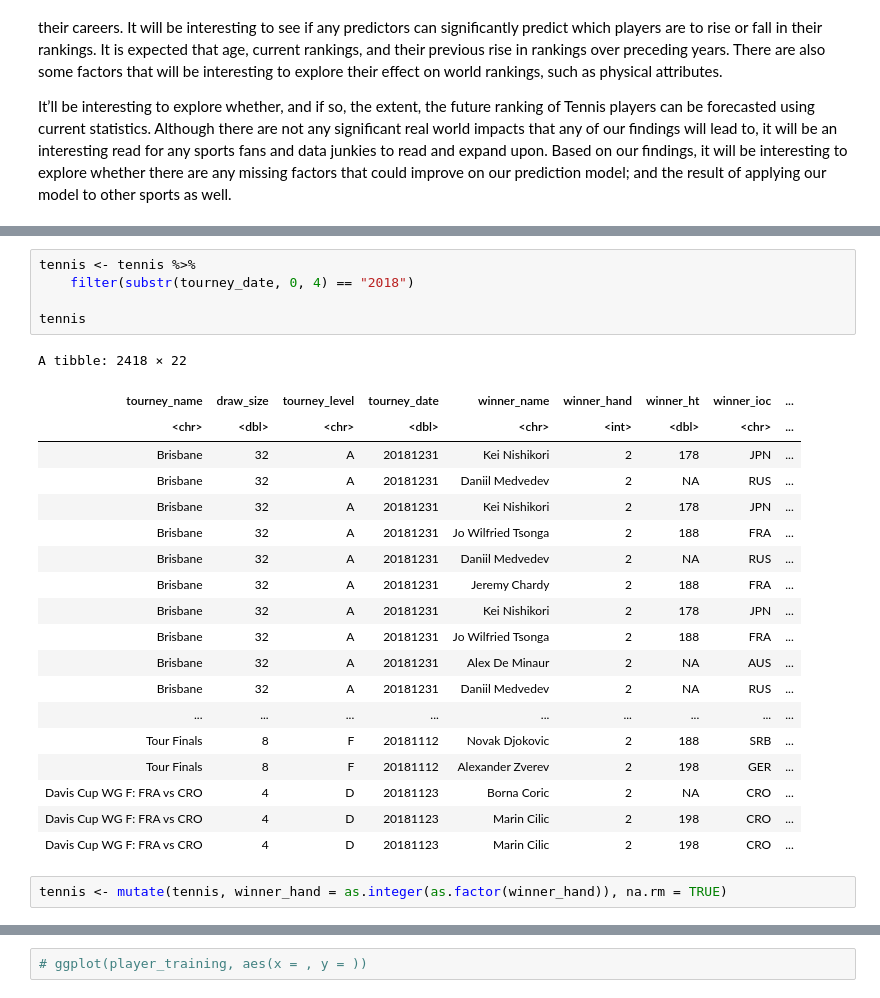
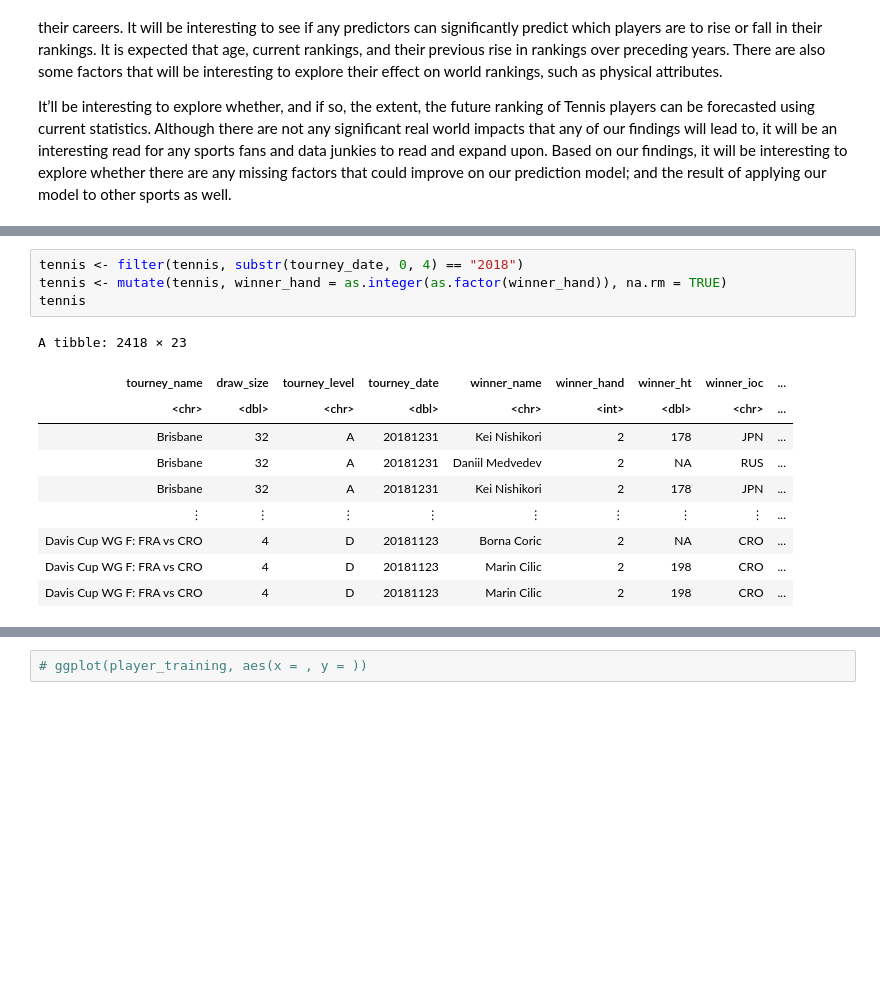
Before and after one commit to jo-adithya/dsci_project, a Jupyter notebook: proposal.ipynb, the cells around one changed output, grey strips where cells are left out. Cells and saved outputs as stored; diff of their text form; blank space fills up the shorter version.

```diff
--- a/proposal.ipynb
+++ b/proposal.ipynb
@@ -67,27 +83,15 @@ A tibble: 6866 × 22
 # %%
-tennis <- tennis %>%
-    filter(substr(tourney_date, 0, 4) == "2018")
-
+tennis <- filter(tennis, substr(tourney_date, 0, 4) == "2018")
+tennis <- mutate(tennis, winner_hand = as.integer(as.factor(winner_hand)), na.rm = TRUE)
 tennis
 # %% [output]
-A tibble: 2418 × 22
+A tibble: 2418 × 23
 | tourney_name | draw_size | tourney_level | tourney_date | winner_name | winner_hand | winner_ht | winner_ioc | ... |
 | <chr> | <dbl> | <chr> | <dbl> | <chr> | <int> | <dbl> | <chr> | ... |
 | Brisbane | 32 | A | 20181231 | Kei Nishikori | 2 | 178 | JPN | ... |
 | Brisbane | 32 | A | 20181231 | Daniil Medvedev | 2 | NA | RUS | ... |
 | Brisbane | 32 | A | 20181231 | Kei Nishikori | 2 | 178 | JPN | ... |
-| Brisbane | 32 | A | 20181231 | Jo Wilfried Tsonga | 2 | 188 | FRA | ... |
-| Brisbane | 32 | A | 20181231 | Daniil Medvedev | 2 | NA | RUS | ... |
-| Brisbane | 32 | A | 20181231 | Jeremy Chardy | 2 | 188 | FRA | ... |
-| Brisbane | 32 | A | 20181231 | Kei Nishikori | 2 | 178 | JPN | ... |
-| Brisbane | 32 | A | 20181231 | Jo Wilfried Tsonga | 2 | 188 | FRA | ... |
-| Brisbane | 32 | A | 20181231 | Alex De Minaur | 2 | NA | AUS | ... |
-| Brisbane | 32 | A | 20181231 | Daniil Medvedev | 2 | NA | RUS | ... |
-| ... | ... | ... | ... | ... | ... | ... | ... | ... |
-| Tour Finals | 8 | F | 20181112 | Novak Djokovic | 2 | 188 | SRB | ... |
-| Tour Finals | 8 | F | 20181112 | Alexander Zverev | 2 | 198 | GER | ... |
+| ⋮ | ⋮ | ⋮ | ⋮ | ⋮ | ⋮ | ⋮ | ⋮ | ... |
 | Davis Cup WG F: FRA vs CRO | 4 | D | 20181123 | Borna Coric | 2 | NA | CRO | ... |
 | Davis Cup WG F: FRA vs CRO | 4 | D | 20181123 | Marin Cilic | 2 | 198 | CRO | ... |
 | Davis Cup WG F: FRA vs CRO | 4 | D | 20181123 | Marin Cilic | 2 | 198 | CRO | ... |
-# %%
-tennis <- mutate(tennis, winner_hand = as.integer(as.factor(winner_hand)), na.rm = TRUE)
```
Also changed, not shown: parts of 18 cells of this notebook.
